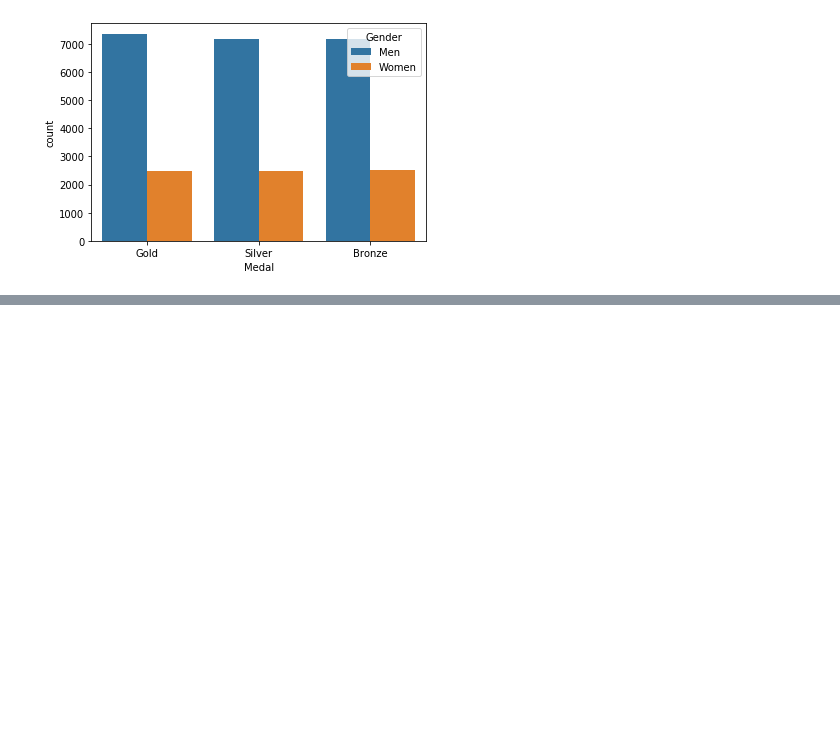
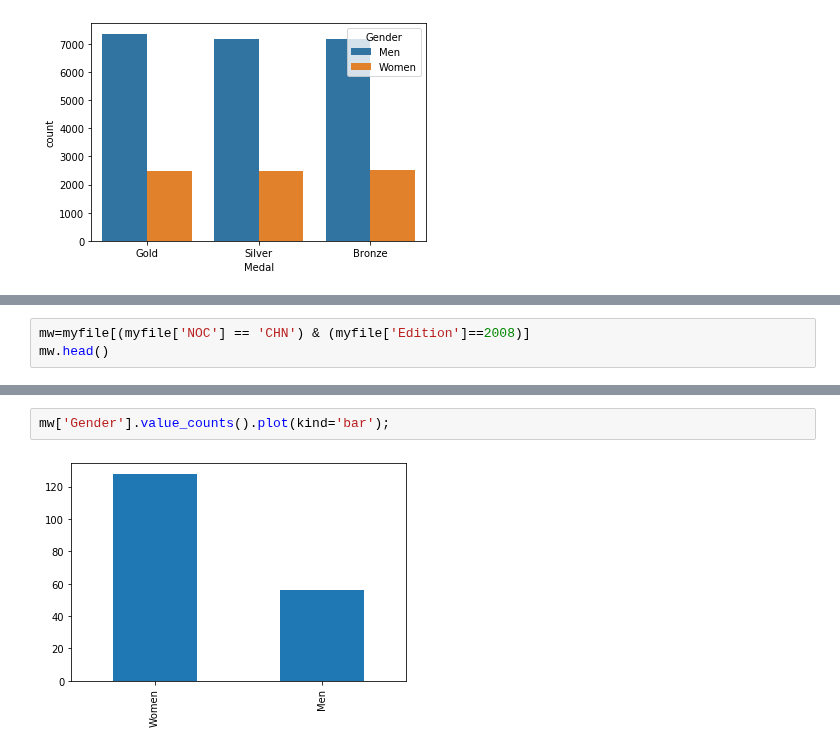
Before and after one commit to dariushazimi/notebooks, a Jupyter notebook: PandasTraining.ipynb, the cells around one changed output, grey strips where cells are left out. Cells and saved outputs as stored; diff of their text form; blank space fills up the shorter version.

```diff
--- a/PandasTraining.ipynb
+++ b/PandasTraining.ipynb
@@ -529,0 +550,3 @@ sns.countplot(x='Medal', data= myfile, hue='Gender');
+# %%
+mw=myfile[(myfile['NOC'] == 'CHN') & (myfile['Edition']==2008)]
+mw.head()
@@ -529,0 +567,4 @@ sns.countplot(x='Medal', data= myfile, hue='Gender');
+# %%
+mw['Gender'].value_counts().plot(kind='bar');
+# %% [output]
+[figure, added]
```
Also changed, not shown: parts of 82 cells of this notebook.
